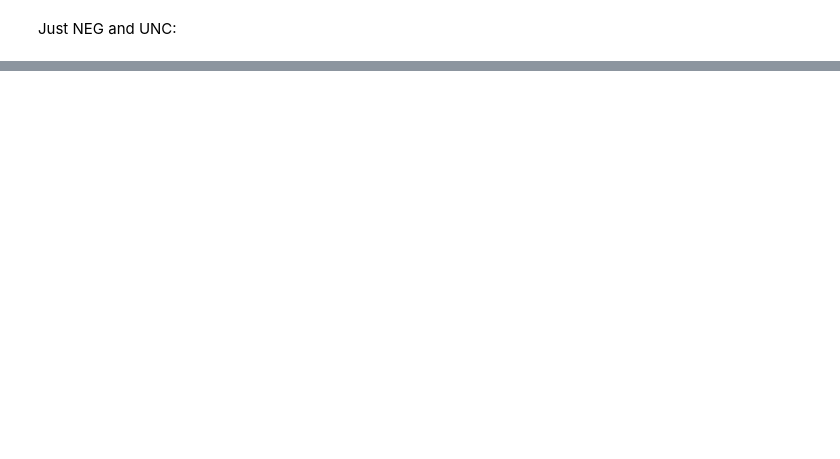
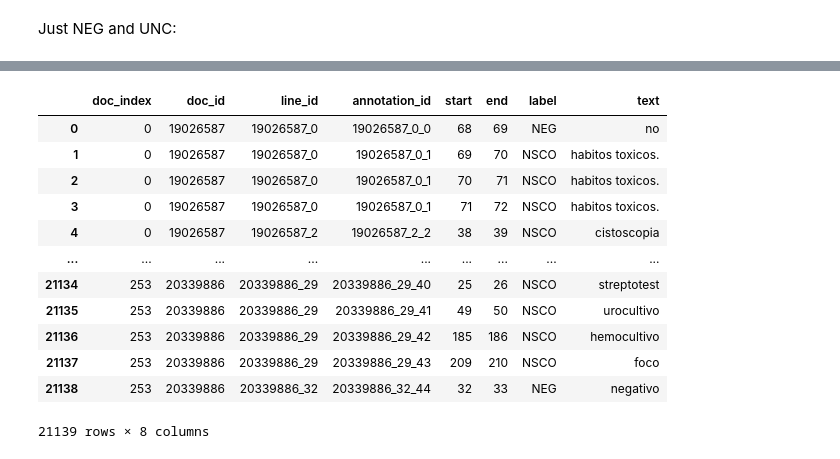
Before and after one commit to dmxocean/projectNLP, a Jupyter notebook: notebooks/rule_based.ipynb, the cells around one changed output, grey strips where cells are left out. Cells and saved outputs as stored; diff of their text form; code cells hidden in the pictures; blank space fills up the shorter version.

Commit message:
feat: per token evaluation
- lexicons only contains 10 most used CUEs
- simple scope detection for `no`, `sin` and `sense`
- no lemmas used

32% overall per-token on training

```diff
--- a/notebooks/rule_based.ipynb
+++ b/notebooks/rule_based.ipynb
@@ -537,0 +481,37 @@ Filtered accuracy: 71.45%
+# %%
+import pandas as pd
+
+def expand_annotations(df):
+    """
+    Expands annotations in a pandas DataFrame to per-token annotations.
+
+    Args:
+        df (pd.DataFrame): Input DataFrame with 'start' and 'end' columns.
+
+    Returns:
+        pd.DataFrame: DataFrame with expanded annotations.
+    """
+
+    new_rows = []
+    for index, row in df.iterrows():
+        start = row['start']
+        end = row['end']
+
+        # If the interval is just one token, keep it as is
+        if start == end:
+            new_rows.append(row.to_dict())
+        else:
+            # Expand the interval into individual tokens
+            for i in range(start, end):
+                new_row = row.copy()
+                new_row['start'] = i
+                new_row['end'] = i + 1
+                new_rows.append(new_row.to_dict())
+
+    return pd.DataFrame(new_rows)
+# %%
+expanded_train = expand_annotations(df_train)
+expanded_pred = expand_annotations(df_train_pred)
+
+accuracy_expanded = calculate_entity_accuracy(expanded_train, expanded_pred, verbose=1)
+print(f"Expanded accuracy: {100*accuracy_expanded:.2f}%")
@@ -537,0 +539,16 @@ Filtered accuracy: 71.45%
+# %%
+expanded_train
+# %% [output]
+|  | doc_index | doc_id | line_id | annotation_id | start | end | label | text |
+| 0 | 0 | 19026587 | 19026587_0 | 19026587_0_0 | 68 | 69 | NEG | no |
+| 1 | 0 | 19026587 | 19026587_0 | 19026587_0_1 | 69 | 70 | NSCO | habitos toxicos. |
+| 2 | 0 | 19026587 | 19026587_0 | 19026587_0_1 | 70 | 71 | NSCO | habitos toxicos. |
+| 3 | 0 | 19026587 | 19026587_0 | 19026587_0_1 | 71 | 72 | NSCO | habitos toxicos. |
+| 4 | 0 | 19026587 | 19026587_2 | 19026587_2_2 | 38 | 39 | NSCO | cistoscopia |
+| ... | ... | ... | ... | ... | ... | ... | ... | ... |
+| 21134 | 253 | 20339886 | 20339886_29 | 20339886_29_40 | 25 | 26 | NSCO | streptotest |
+| 21135 | 253 | 20339886 | 20339886_29 | 20339886_29_41 | 49 | 50 | NSCO | urocultivo |
+| 21136 | 253 | 20339886 | 20339886_29 | 20339886_29_42 | 185 | 186 | NSCO | hemocultivo |
+| 21137 | 253 | 20339886 | 20339886_29 | 20339886_29_43 | 209 | 210 | NSCO | foco |
+| 21138 | 253 | 20339886 | 20339886_32 | 20339886_32_44 | 32 | 33 | NEG | negativo |
+21139 rows × 8 columns
```
Also changed, not shown: parts of 14 cells of this notebook, 12 other files.
